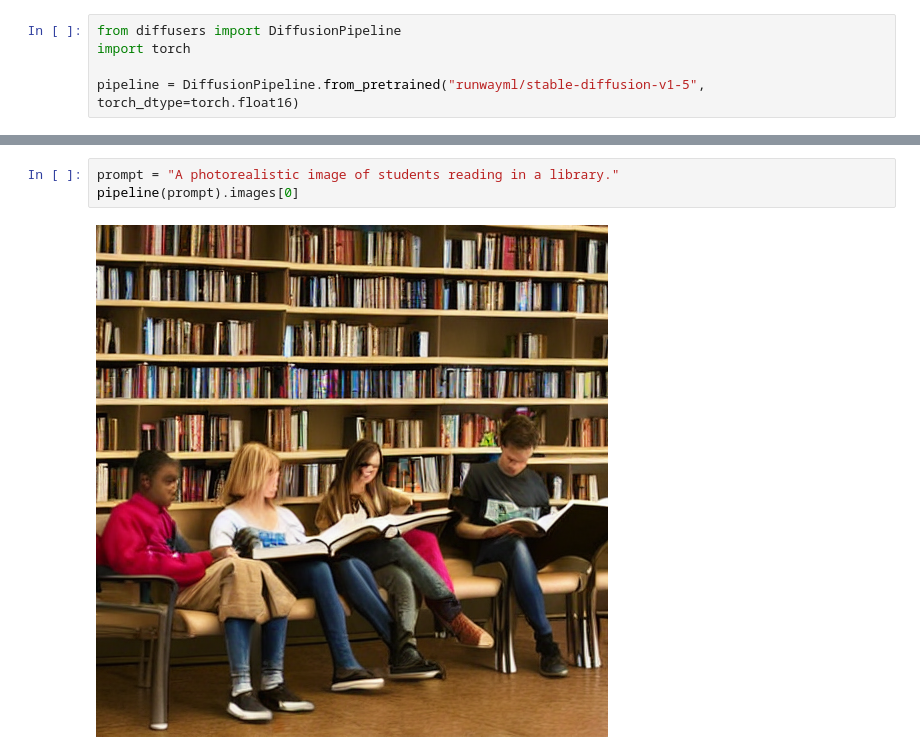
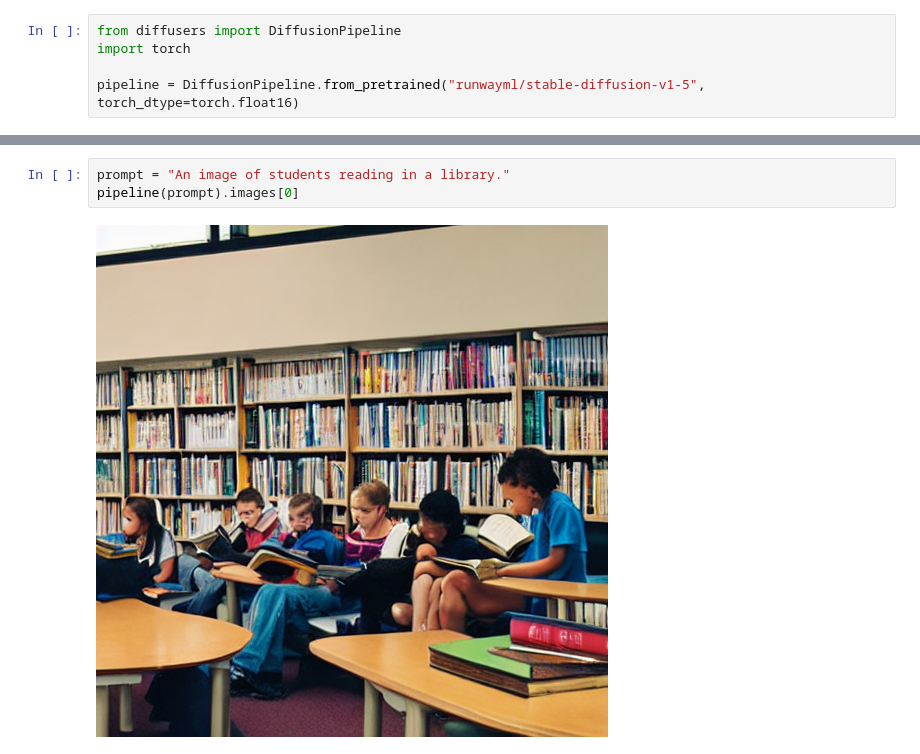
Before and after one commit to loem-ms/generative-model, a Jupyter notebook: generative-models/06-stable-diffusion.ipynb, the cells around one changed output, grey strips where cells are left out. Drawn from its saved outputs; the diff is of its cells as text.

```diff
--- a/generative-models/06-stable-diffusion.ipynb
+++ b/generative-models/06-stable-diffusion.ipynb
@@ -85,5 +103,5 @@ pipeline(prompt).images[0]
 # %%
-prompt = "A photorealistic image of students reading in a library."
+prompt = "An image of students reading in a library."
 pipeline(prompt).images[0]
 # %% [output]
-[figure, old version]
+[figure, new version]
```
Also changed, not shown: parts of 2 cells of this notebook, 6 other files.
